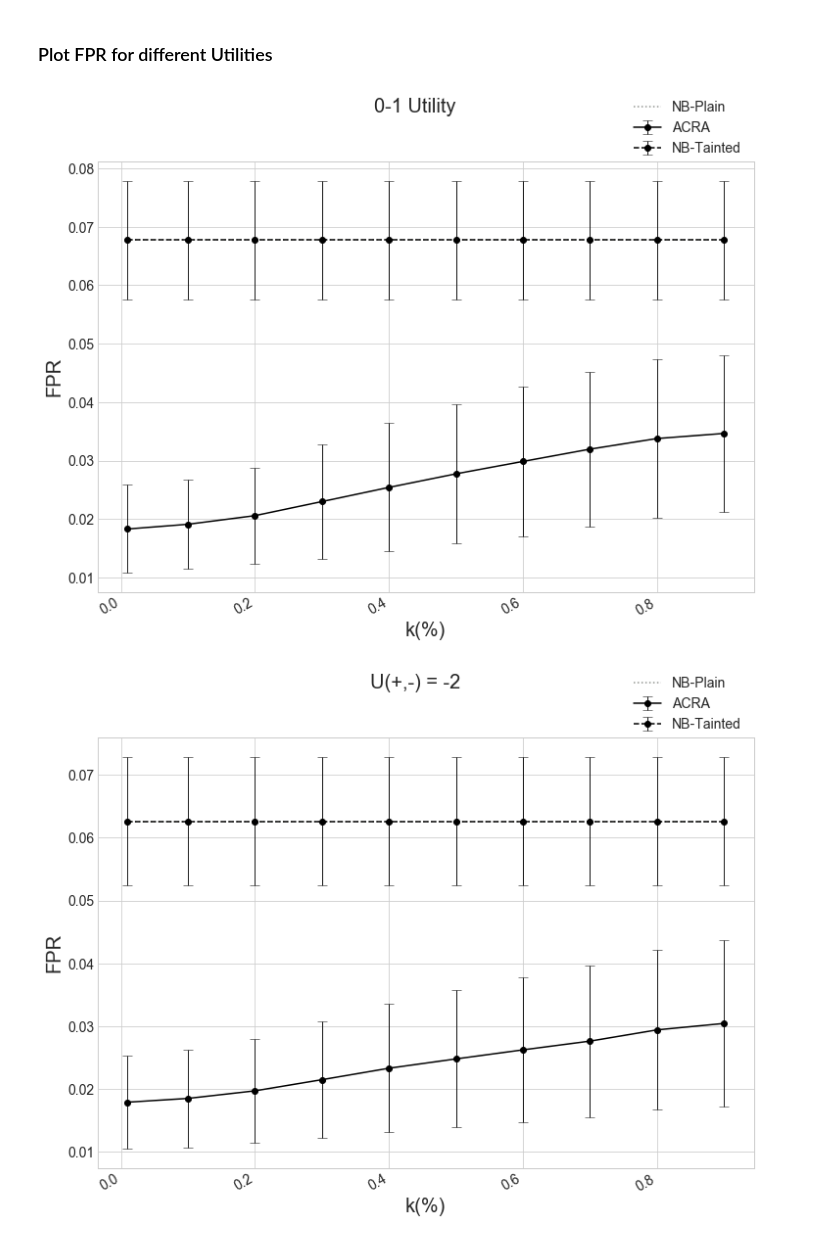
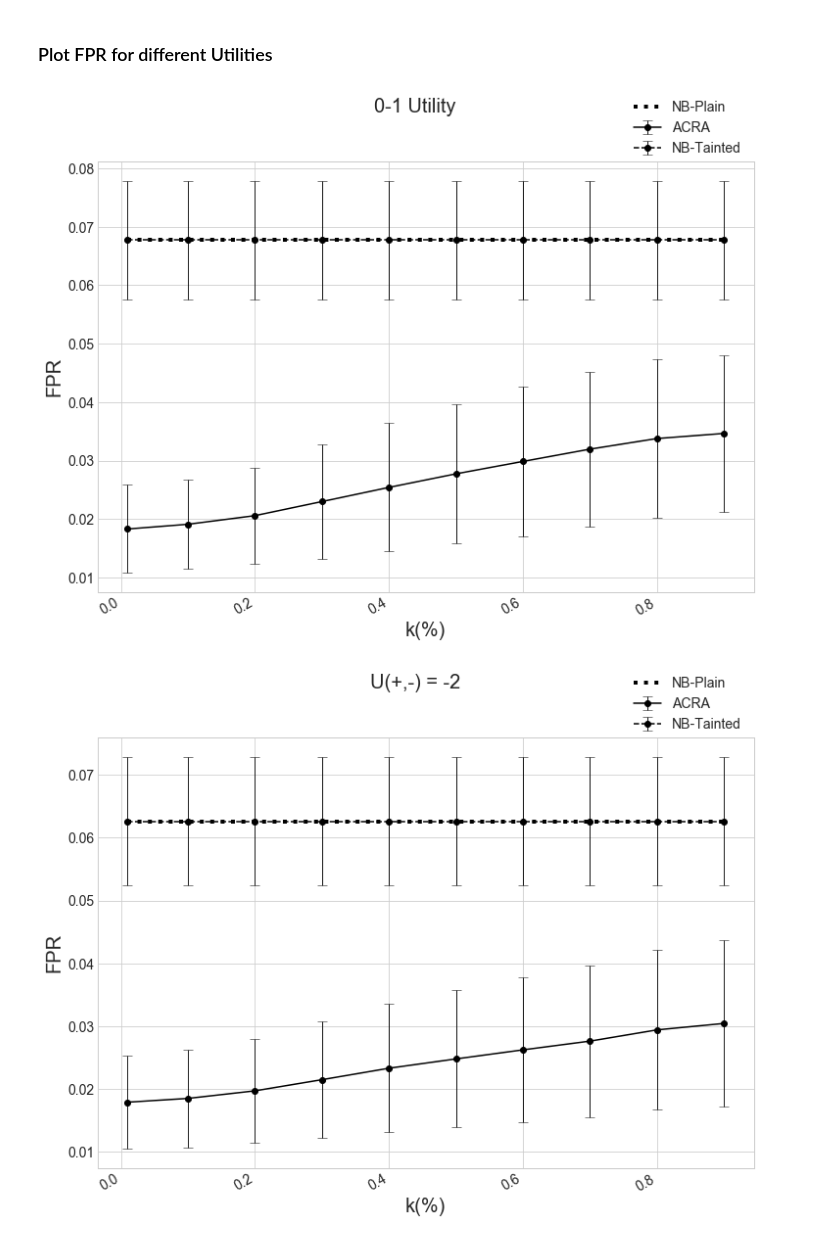
Before and after one commit to roinaveiro/ACRA_spam_experiment, a Jupyter notebook: experimentSec3.4/Analysis_huge.ipynb, the cells around one changed output. Cells and saved outputs as stored; diff of their text form; code cells hidden in the pictures.

```diff
--- a/experimentSec3.4/Analysis_huge.ipynb
+++ b/experimentSec3.4/Analysis_huge.ipynb
@@ -416,7 +416,7 @@ def scatterPlotTesting3(x,y1,y2,y3,y1dev, y3dev,l,xl, yl, t,name):
     f,ax2 = plt.subplots(1,1,sharex=True, facecolor='w')
     sns.set_style("whitegrid")
     # Plot distributions
-    ax2.plot(x, y2, color = sns.xkcd_rgb["grey"], linestyle=':')
+    ax2.plot(x, y2, color = sns.xkcd_rgb["black"], linestyle=':', linewidth=4.0)
     ax2.errorbar(x, y1, yerr=y1dev ,ecolor='black', color = sns.xkcd_rgb["black"], fmt = 'o',linestyle='-',elinewidth=0.9,capsize=5,capthick=0.5)
     ax2.errorbar(x, y3, yerr=y3dev ,ecolor='black', color = sns.xkcd_rgb["black"], fmt = 'o', linestyle='--',elinewidth=0.9,capsize=5,capthick=0.5)
     # Create the legend box
@@ -570,23 +570,23 @@ s.show()
 # %%
 p = scatterPlotTesting3(ut0["var"],ut0["ACRA_FPR"],ut0["NBC_FPR"],ut0["NB_FPR"],\
              ut0_dev["ACRA_FPR"],ut0_dev["NB_FPR"],["ACRA", "NB-Plain", "NB-Tainted"], "k(%)", "FPR","0-1 Utility", \
-                 "plots/lastExp/ign_fput0.eps")
+                 "plots/PlotsNotScaleV3/ign_fput0.eps")
 p.show()
 #########################################################################################
 q = scatterPlotTesting3(ut2["var"],ut2["ACRA_FPR"],ut2["NBC_FPR"],ut2["NB_FPR"], \
             ut2_dev["ACRA_FPR"],ut2_dev["NB_FPR"],["ACRA", "NB-Plain", "NB-Tainted"], "k(%)", "FPR","U(+,-) = -2", \
-                 "plots/lastExp/ign_fput1.eps")
+                 "plots/PlotsNotScaleV3/ign_fput1.eps")
 q.show()
 #########################################################################################
 r = scatterPlotTesting3(ut5["var"],ut5["ACRA_FPR"],ut5["NBC_FPR"],ut5["NB_FPR"], \
             ut5_dev["ACRA_FPR"],ut5_dev["NB_FPR"],["ACRA", "NB-Plain", "NB-Tainted"], "k(%)", "FPR","U(+,-) = -5", \
-                 "plots/lastExp/ign_fput5.eps")
+                 "plots/PlotsNotScaleV3/ign_fput5.eps")
 r.show()
 #########################################################################################
 s = scatterPlotTesting3(ut10["var"],ut10["ACRA_FPR"],ut10["NBC_FPR"],ut10["NB_FPR"], \
             ut10_dev["ACRA_FPR"],ut10_dev["NB_FPR"],["ACRA", "NB-Plain", "NB-Tainted"], "k(%)", "FPR","U(+,-) = -10", \
-                 "plots/lastExp/ign_fput10.eps")
+                 "plots/PlotsNotScaleV3/ign_fput10.eps")
 s.show()
 # %% [output]
-[figure, old version]
+[figure, new version]
-[figure, old version]
+[figure, new version]
```
Also changed, not shown: parts of 9 cells of this notebook.
